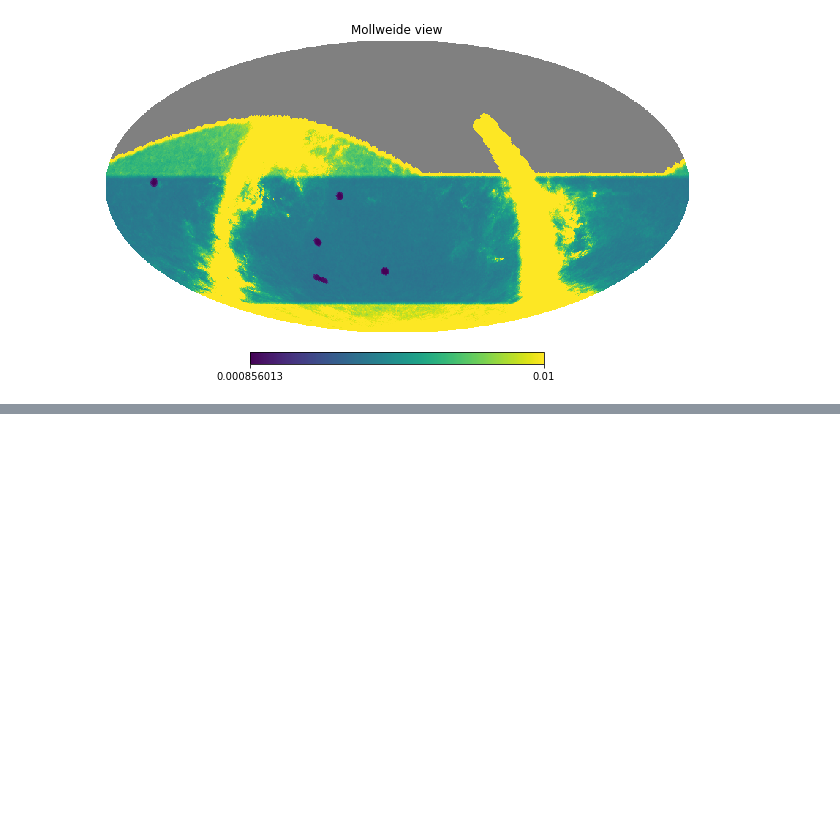
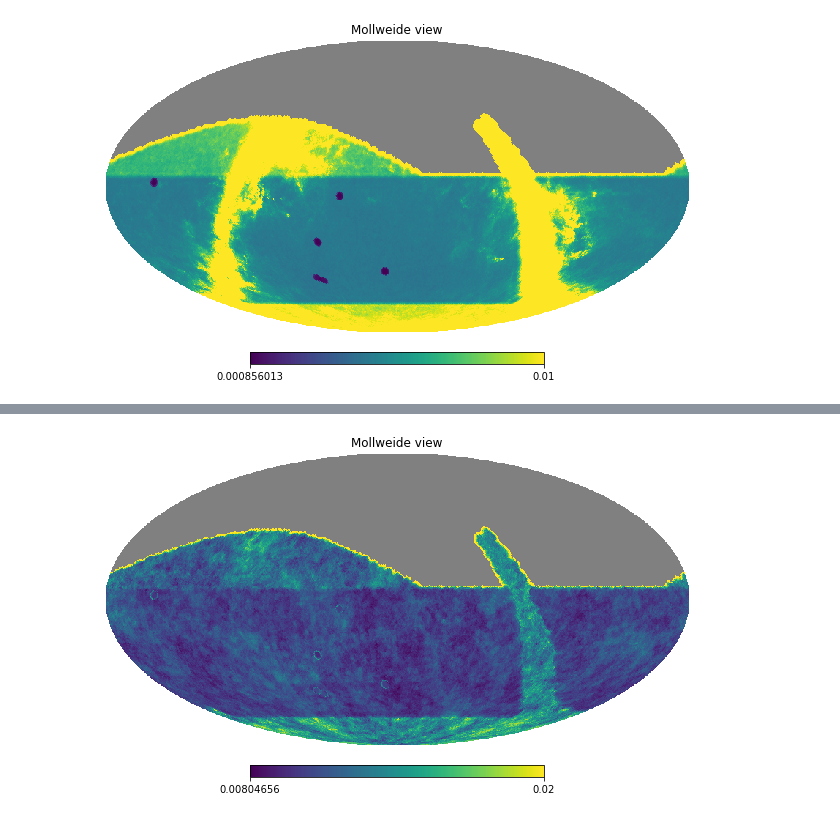
Before and after one commit to yoachim/21_Scratch, a Jupyter notebook: shape_metric/measure_shape_metric.ipynb, the cells around one changed output, grey strips where cells are left out. Cells and saved outputs as stored; diff of their text form; code cells hidden in the pictures; blank space fills up the shorter version.

```diff
--- a/shape_metric/measure_shape_metric.ipynb
+++ b/shape_metric/measure_shape_metric.ipynb
@@ -247,0 +296,4 @@ hp.mollview(bundleList[0].metricValues, max=1e-2)
+# %%
+hp.mollview(bundleList[0].metricValues, max=0.02)
+# %% [output]
+[figure, added]
```
Also changed, not shown: parts of 10 cells of this notebook.
